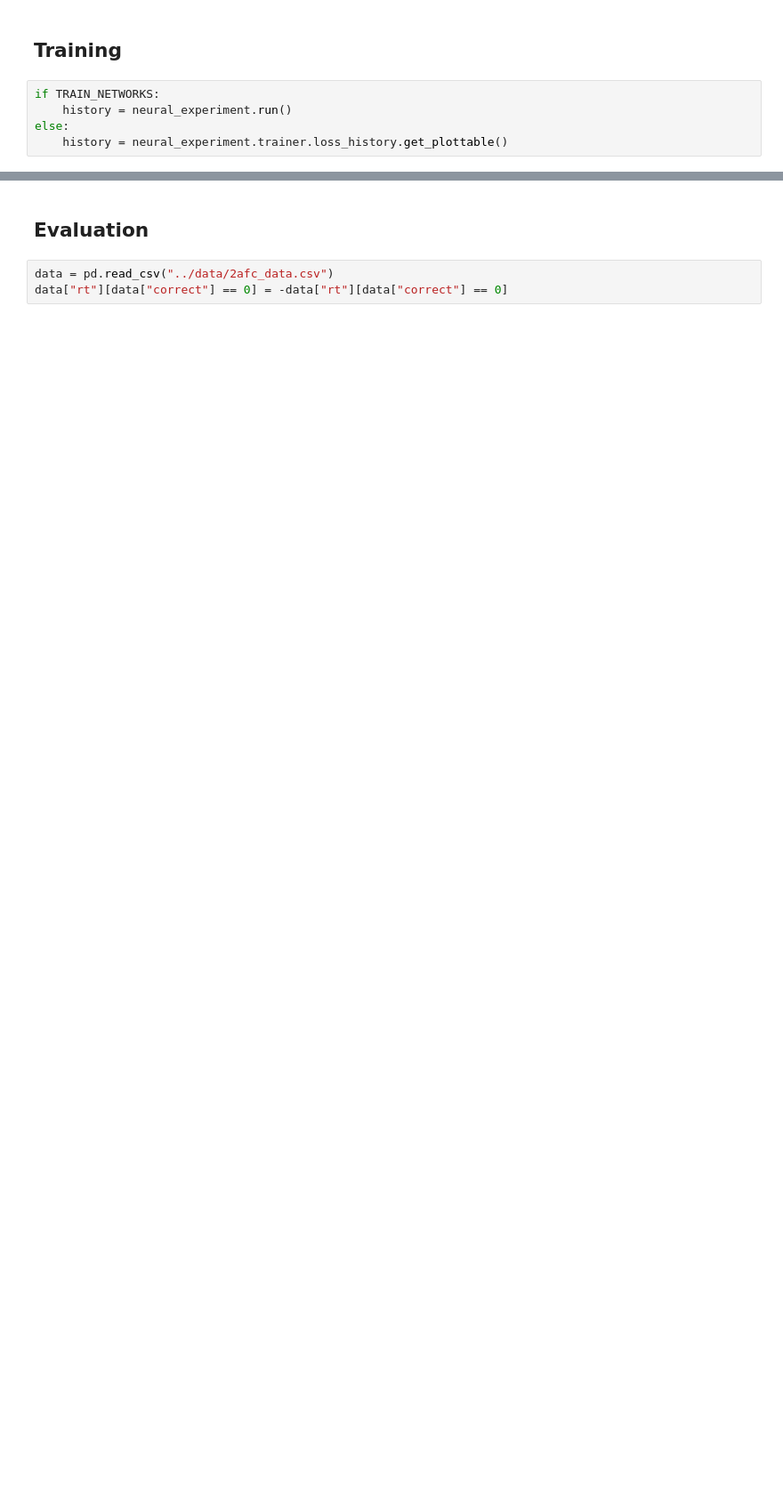
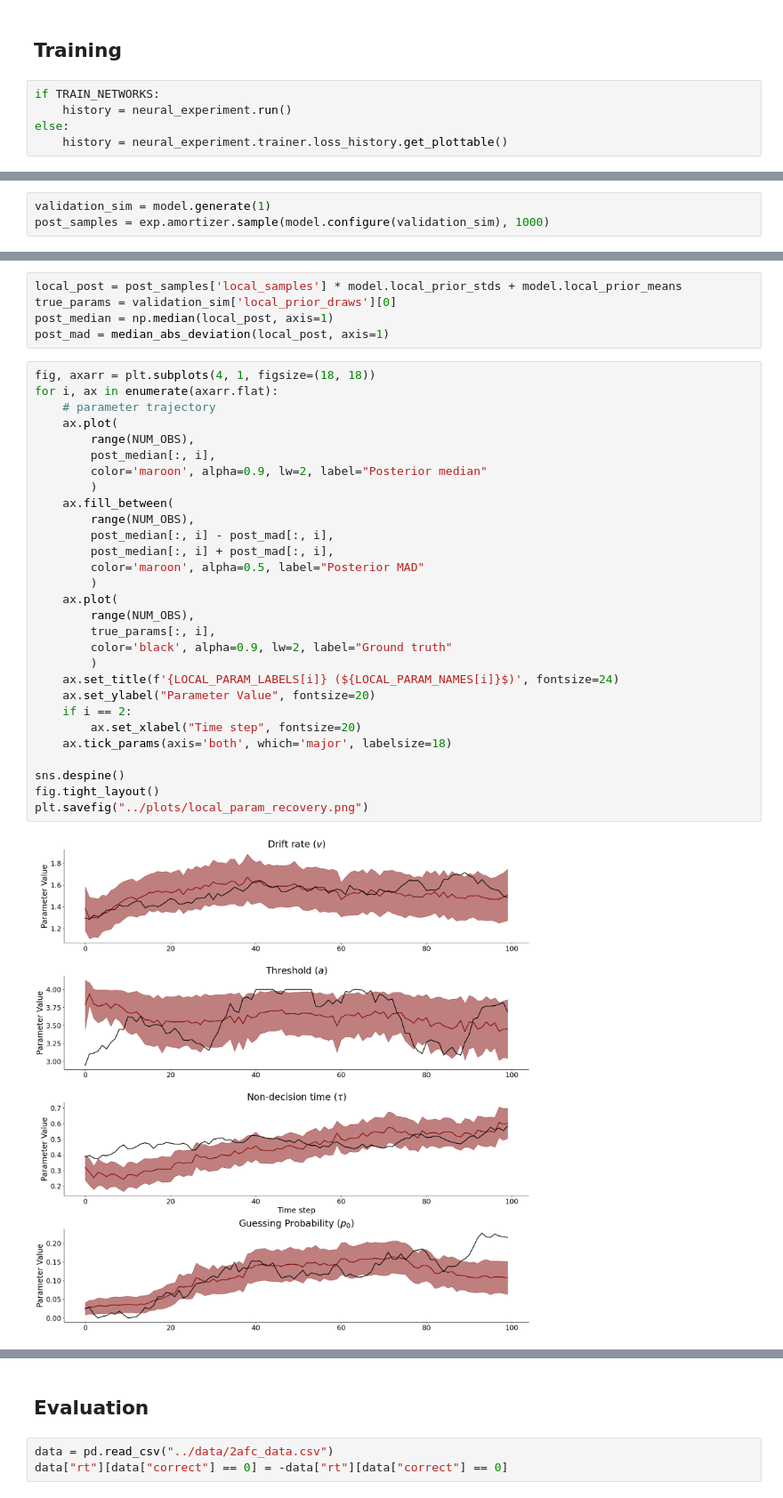
Before and after one commit to smiplab/sub-oi-dm, a Jupyter notebook: application/2afc_task/notebook/2afc_experiment.ipynb, the cells around one changed output, grey strips where cells are left out. Shown at 89% size. Saved outputs shown, nothing was run; the diff lists cells and outputs as text; blank space fills up the shorter version.

```diff
--- a/application/2afc_task/notebook/2afc_experiment.ipynb
+++ b/application/2afc_task/notebook/2afc_experiment.ipynb
@@ -39,0 +166,3 @@ f = beef.diagnostics.plot_losses(history)
+# %%
+validation_sim = model.generate(1)
+post_samples = exp.amortizer.sample(model.configure(validation_sim), 1000)
@@ -39,0 +171,36 @@ f = beef.diagnostics.plot_losses(history)
+# %%
+local_post = post_samples['local_samples'] * model.local_prior_stds + model.local_prior_means
+true_params = validation_sim['local_prior_draws'][0]
+post_median = np.median(local_post, axis=1)
+post_mad = median_abs_deviation(local_post, axis=1)
+# %%
+fig, axarr = plt.subplots(4, 1, figsize=(18, 18))
+for i, ax in enumerate(axarr.flat):
+    # parameter trajectory
+    ax.plot(
+        range(NUM_OBS),
+        post_median[:, i],
+        color='maroon', alpha=0.9, lw=2, label="Posterior median"
+        )
+    ax.fill_between(
+        range(NUM_OBS),
+        post_median[:, i] - post_mad[:, i],
+        post_median[:, i] + post_mad[:, i],
+        color='maroon', alpha=0.5, label="Posterior MAD"
+        )
+    ax.plot(
+        range(NUM_OBS),
+        true_params[:, i],
+        color='black', alpha=0.9, lw=2, label="Ground truth"
+        )
+    ax.set_title(f'{LOCAL_PARAM_LABELS[i]} (${LOCAL_PARAM_NAMES[i]}$)', fontsize=24)
+    ax.set_ylabel("Parameter Value", fontsize=20)
+    if i == 2:
+        ax.set_xlabel("Time step", fontsize=20)
+    ax.tick_params(axis='both', which='major', labelsize=18)
+
+sns.despine()
+fig.tight_layout()
+plt.savefig("../plots/local_param_recovery.png")
+# %% [output]
+[figure, added]
```
Also changed, not shown: parts of 28 cells of this notebook, 4 other files.
